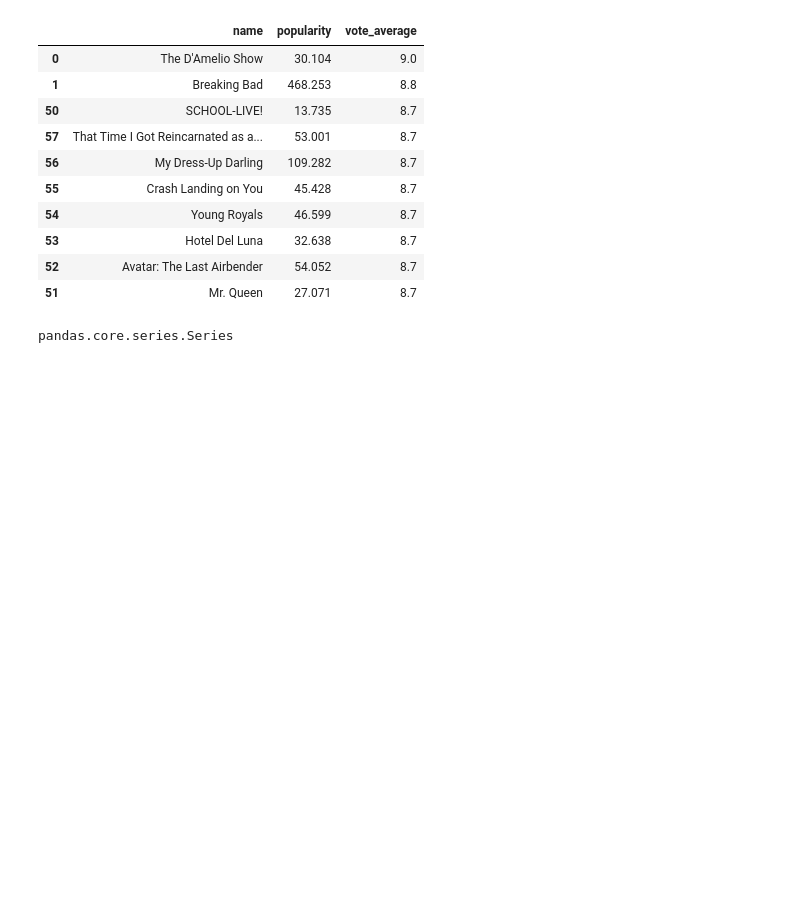
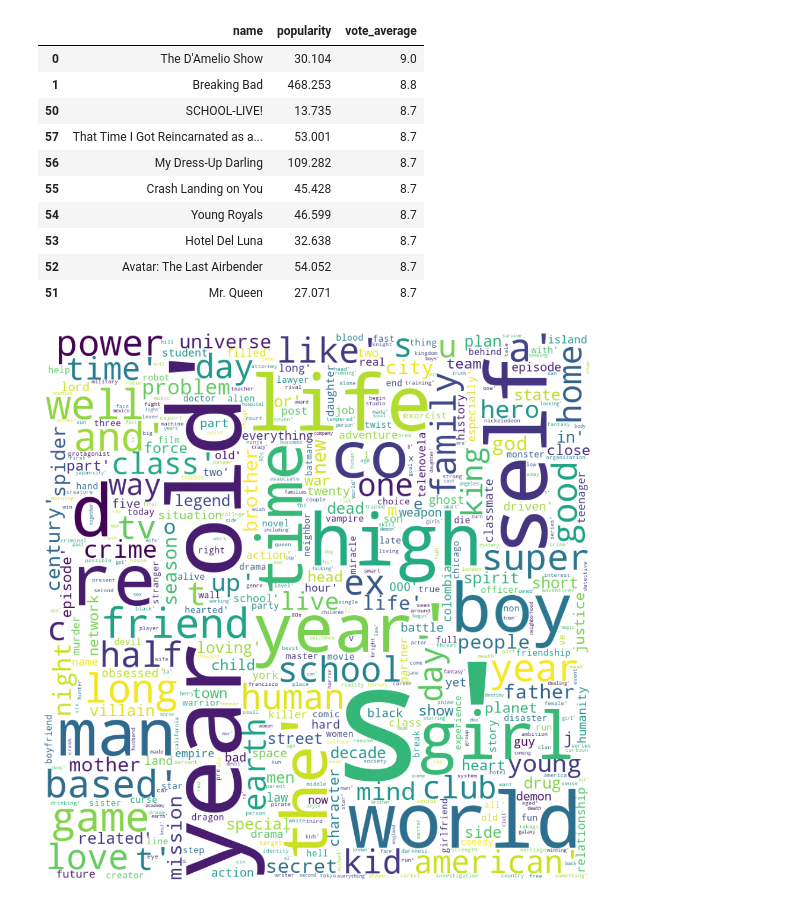
Before and after one commit to ericleo8/Netflix-Analysis, a Jupyter notebook: NetflixAnalysis.ipynb, the cells around one changed output. Drawn from its saved outputs; the diff is of its cells as text; code cells hidden in the pictures; blank space fills up the shorter version.

```diff
--- a/NetflixAnalysis.ipynb
+++ b/NetflixAnalysis.ipynb
@@ -137,8 +146,29 @@ fig.show()
 # %%
 more_than_7 = df.loc[df['vote_average'] > 7.0]
 less_than_7 = df.loc[df['vote_average'] <= 7.0]
-# %%
-overview=df.overview.astype(str)
-type(overview)
-# %% [output]
-pandas.core.series.Series
+# %%
+# Define helper function for plotting word clouds
+def wordCloudFunction(df,column,numWords):
+    # adapted from https://www.kaggle.com/benhamner/most-common-forum-topic-words
+    topic_words = [ z.lower() for y in
+                       [ x.split() for x in df[column] if isinstance(x, str)]
+                       for z in y]
+    word_count_dict = dict(Counter(topic_words))
+    popular_words = sorted(word_count_dict, key = word_count_dict.get, reverse = True)
+    popular_words_nonstop = [w for w in popular_words if w not in stopwords.words("english")]
+    word_string=str(popular_words_nonstop)
+    wordcloud = WordCloud(stopwords=STOPWORDS,
+                          background_color='white',
+                          max_words=numWords,
+                          width=1000,height=1000,
+                         ).generate(word_string)
+    plt.clf()
+    plt.imshow(wordcloud)
+    plt.axis('off')
+    plt.show()
+# Define helper funct
+# %%
+plt.figure(figsize=(12,12))
+wordCloudFunction(df=more_than_7,column='overview',numWords=500)
+# %% [output]
+[figure, added]
```
Also changed, not shown: parts of 4 cells of this notebook.
